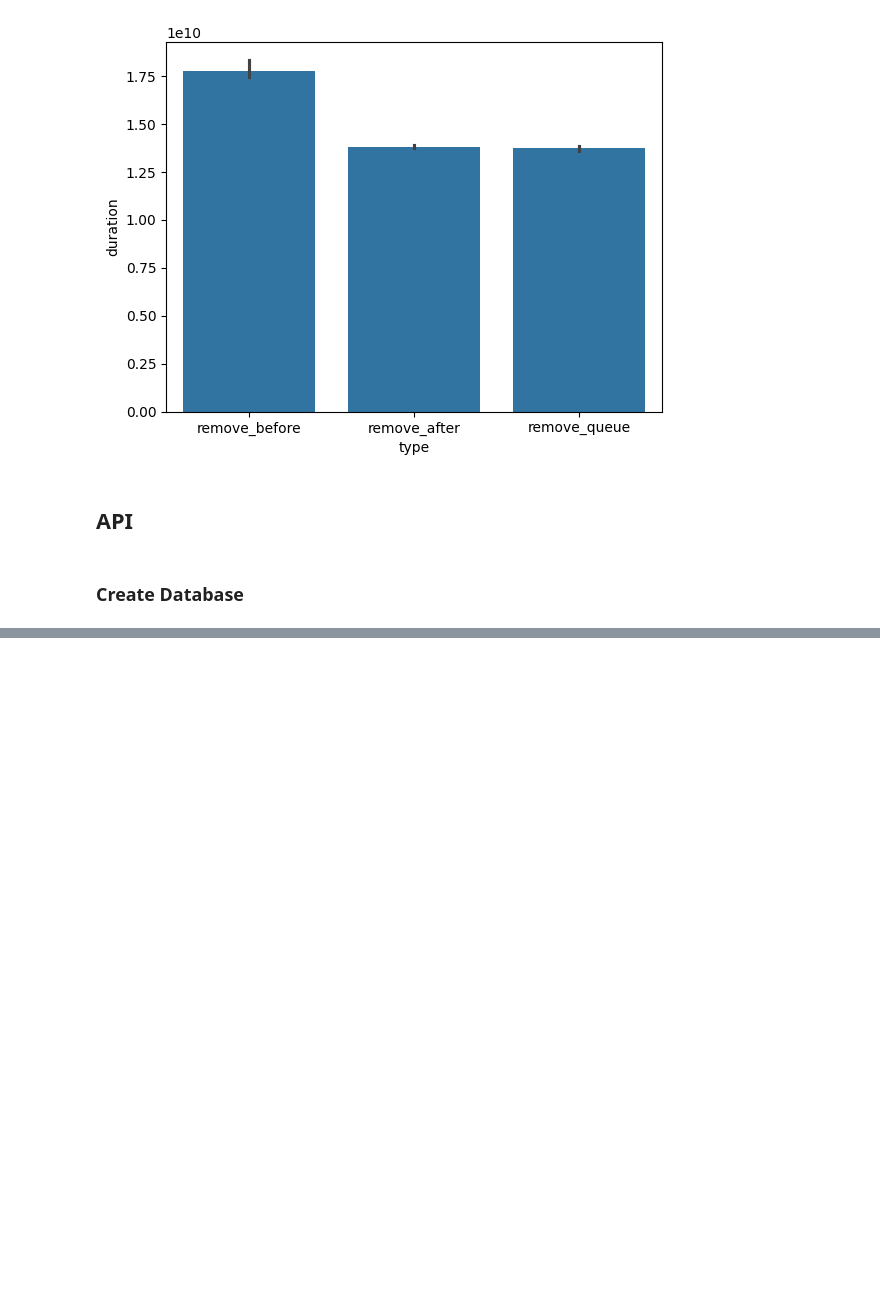
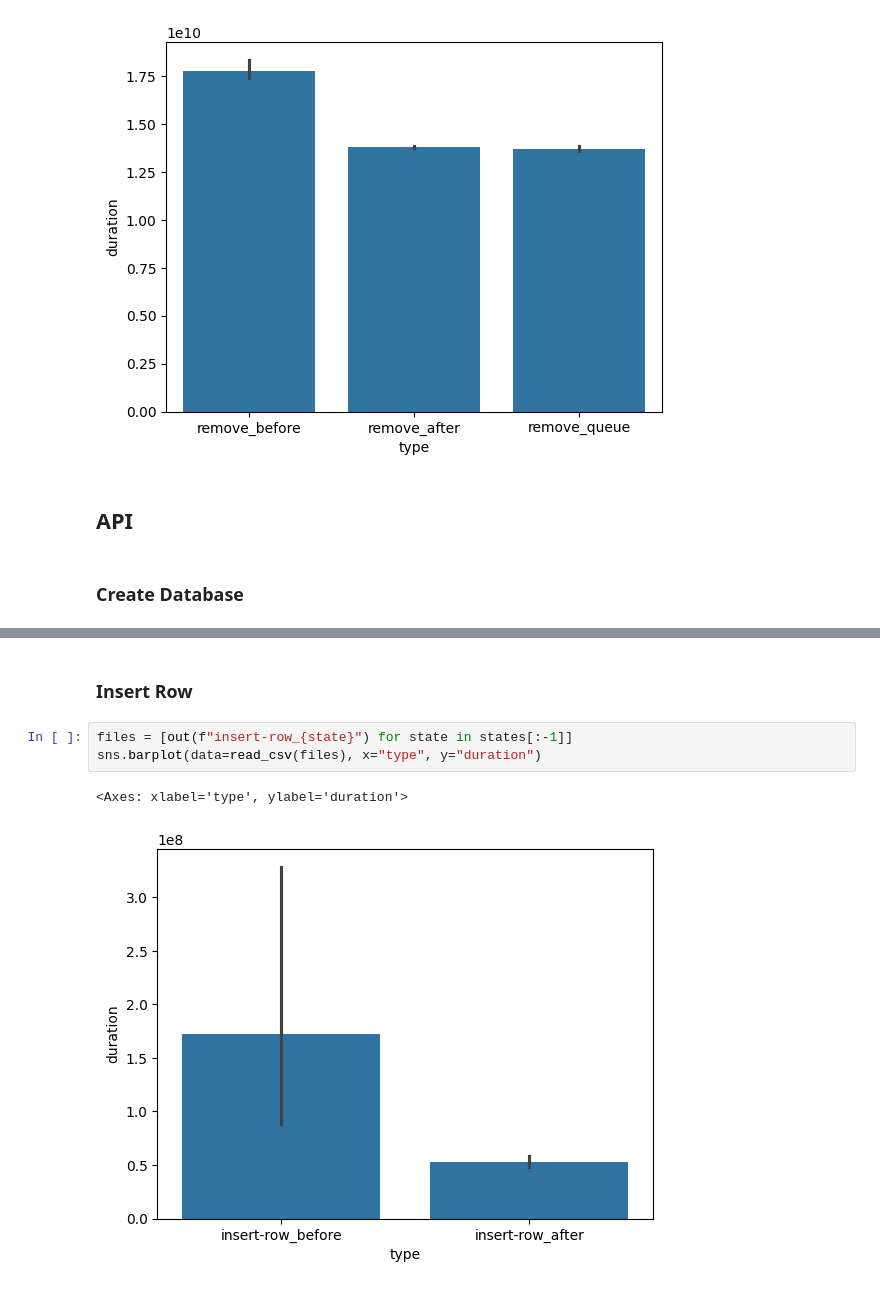
Before and after one commit to tobiasgrantner/bachelors-thesis-notebooks, a Jupyter notebook: notebooks/2_visualization.ipynb, the cells around one changed output, grey strips where cells are left out. Cells and saved outputs as stored; diff of their text form; blank space fills up the shorter version.

```diff
--- a/notebooks/2_visualization.ipynb
+++ b/notebooks/2_visualization.ipynb
@@ -61,0 +86,8 @@ sns.barplot(data=read_csv(files), x="type", y="duration")
+# %% [markdown]
+### Insert Row
+# %%
+files = [out(f"insert-row_{state}") for state in states[:-1]]
+sns.barplot(data=read_csv(files), x="type", y="duration")
+# %% [output]
+<Axes: xlabel='type', ylabel='duration'>
+[figure, added]
```
Also changed, not shown: parts of 13 cells of this notebook, 20 other files.
